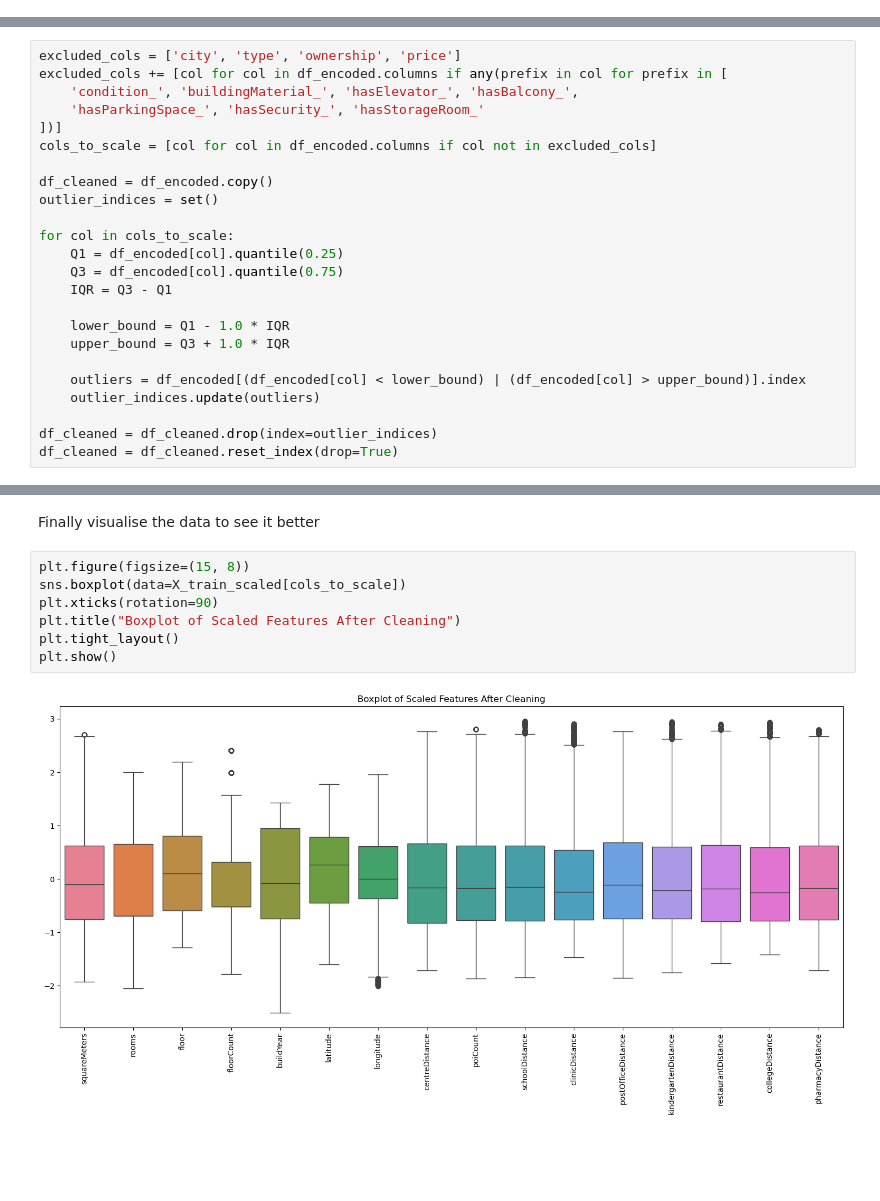
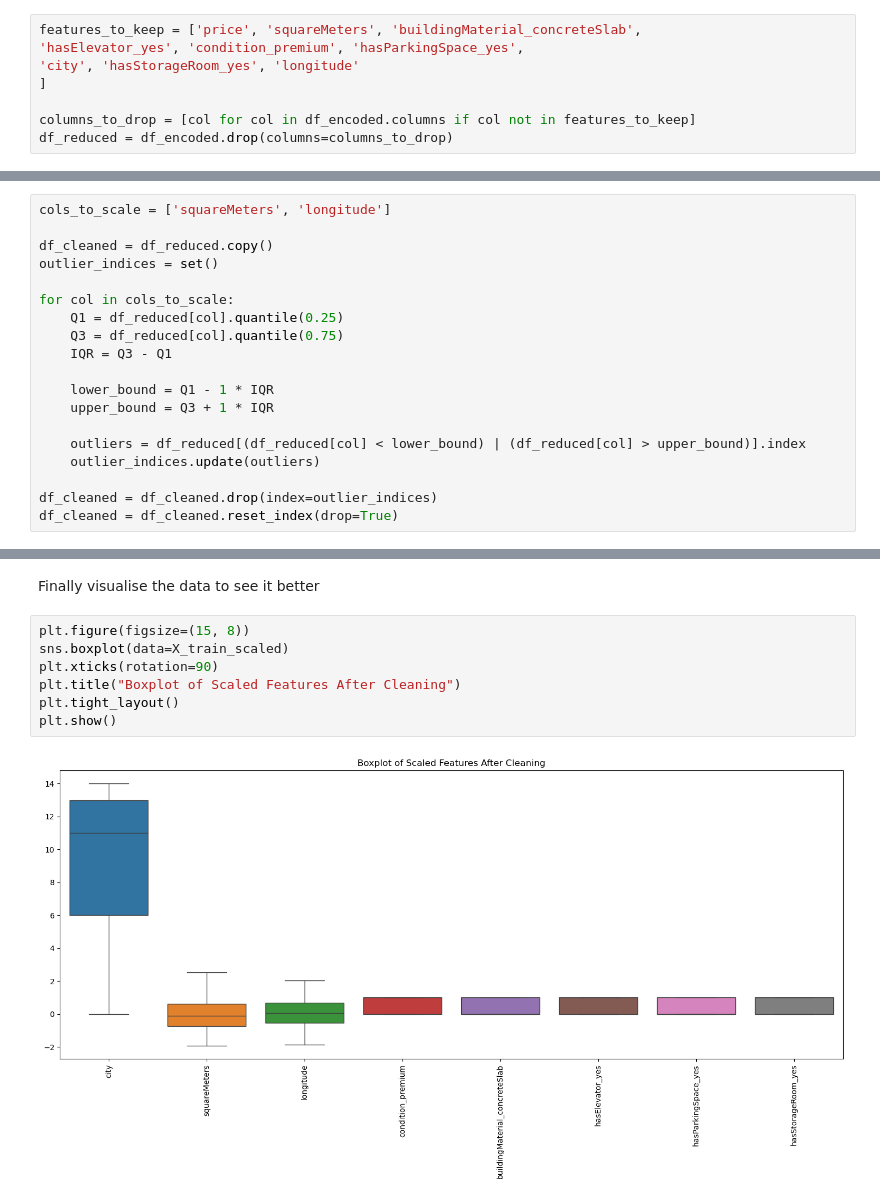
Before and after one commit to kab-43/ml_project, a Jupyter notebook: notebook.ipynb, the cells around one changed output, grey strips where cells are left out. Saved outputs shown, nothing was run; the diff lists cells and outputs as text; blank space fills up the shorter version.

```diff
--- a/notebook.ipynb
+++ b/notebook.ipynb
@@ -231,27 +244,30 @@ plt.show()
+# %%
+features_to_keep = ['price', 'squareMeters', 'buildingMaterial_concreteSlab',
+'hasElevator_yes', 'condition_premium', 'hasParkingSpace_yes',
+'city', 'hasStorageRoom_yes', 'longitude'
+]
+
+columns_to_drop = [col for col in df_encoded.columns if col not in features_to_keep]
+df_reduced = df_encoded.drop(columns=columns_to_drop)
 # %% [markdown]
 #### Looking for outliers and scaling the data
 
 Since a lot of machine learning models are sensitive to outliers and we're trying different models not a specific one, our data needs to be more uniform so we are going to scale it so that the comparison is fair so we start by detecting the outliers
 # %%
-excluded_cols = ['city', 'type', 'ownership', 'price']
-excluded_cols += [col for col in df_encoded.columns if any(prefix in col for prefix in [
-    'condition_', 'buildingMaterial_', 'hasElevator_', 'hasBalcony_',
-    'hasParkingSpace_', 'hasSecurity_', 'hasStorageRoom_'
-])]
-cols_to_scale = [col for col in df_encoded.columns if col not in excluded_cols]
+cols_to_scale = ['squareMeters', 'longitude']
 
-df_cleaned = df_encoded.copy()
+df_cleaned = df_reduced.copy()
 outlier_indices = set()
 
 for col in cols_to_scale:
-    Q1 = df_encoded[col].quantile(0.25)
-    Q3 = df_encoded[col].quantile(0.75)
+    Q1 = df_reduced[col].quantile(0.25)
+    Q3 = df_reduced[col].quantile(0.75)
     IQR = Q3 - Q1
 
-    lower_bound = Q1 - 1.0 * IQR
-    upper_bound = Q3 + 1.0 * IQR
+    lower_bound = Q1 - 1 * IQR
+    upper_bound = Q3 + 1 * IQR
 
-    outliers = df_encoded[(df_encoded[col] < lower_bound) | (df_encoded[col] > upper_bound)].index
+    outliers = df_reduced[(df_reduced[col] < lower_bound) | (df_reduced[col] > upper_bound)].index
     outlier_indices.update(outliers)
 
 df_cleaned = df_cleaned.drop(index=outlier_indices)
@@ -287,10 +292,10 @@ X_test_scaled[cols_to_scale] = scaler.transform(X_test[cols_to_scale])
 Finally visualise the data to see it better
 # %%
 plt.figure(figsize=(15, 8))
-sns.boxplot(data=X_train_scaled[cols_to_scale])
+sns.boxplot(data=X_train_scaled)
 plt.xticks(rotation=90)
 plt.title("Boxplot of Scaled Features After Cleaning")
 plt.tight_layout()
 plt.show()
 # %% [output]
-[figure, old version]
+[figure, new version]
```
Also changed, not shown: parts of 3 cells of this notebook.
